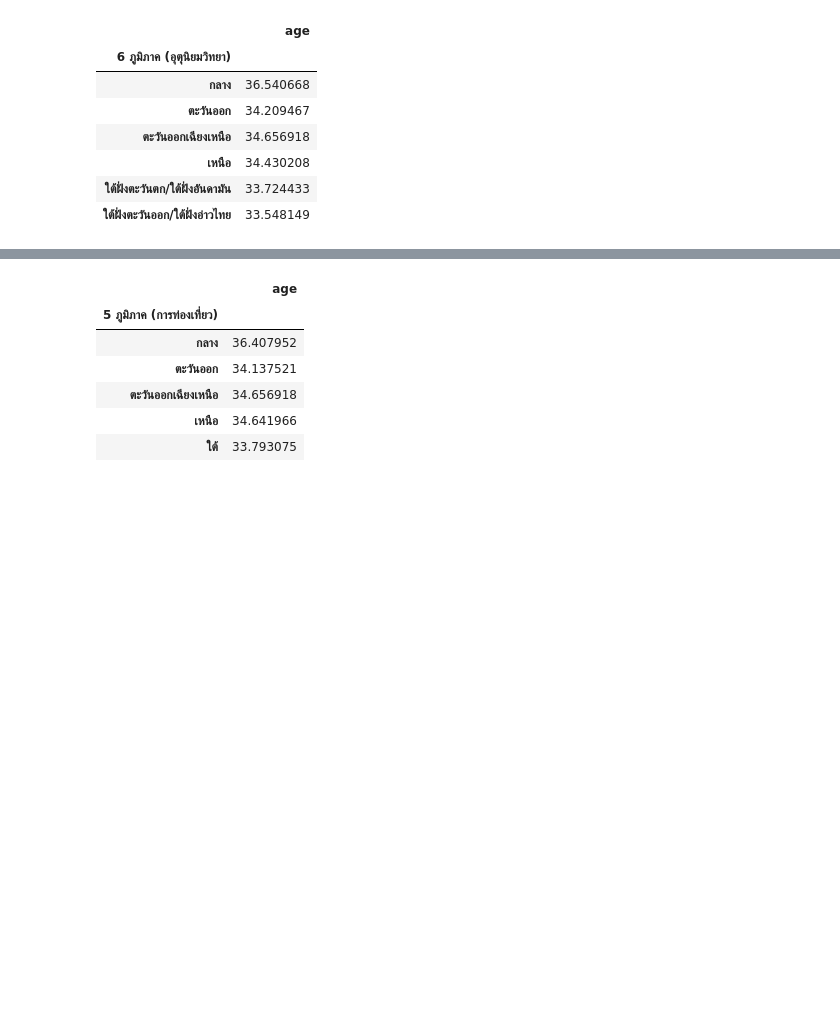
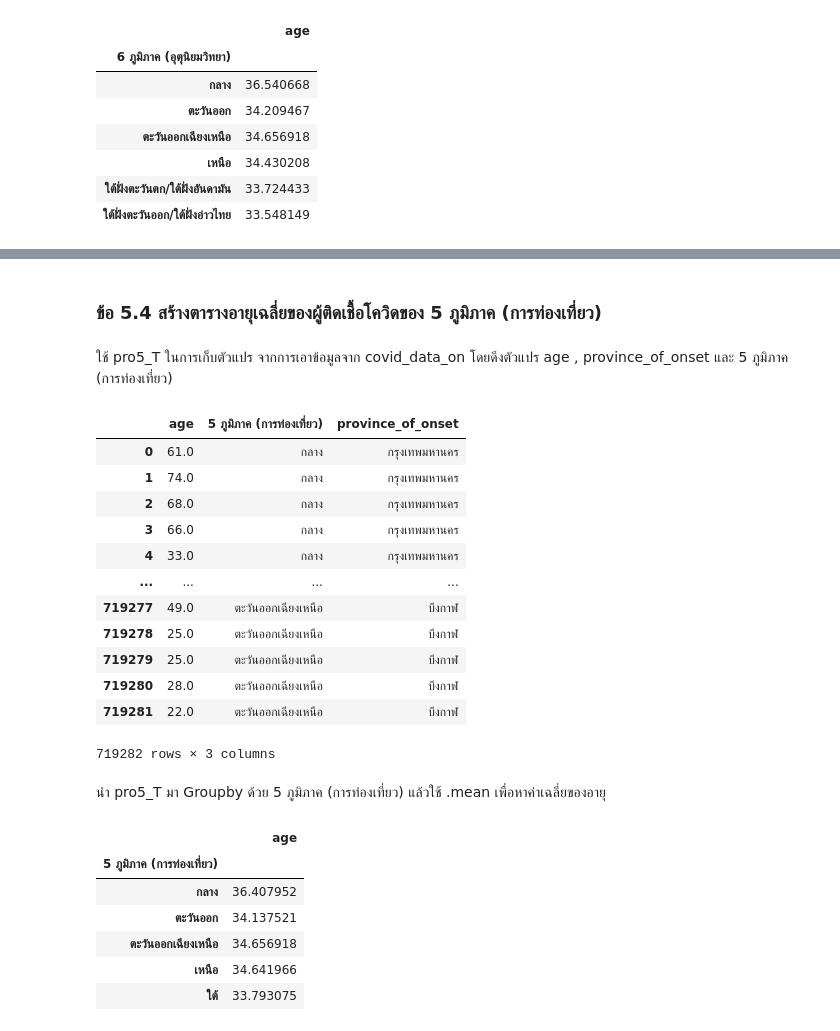
Before and after one commit to 6230204513/data_viz_2022, a Jupyter notebook: BasicPython&DataViz_midterm2022.ipynb, the cells around one changed output, grey strips where cells are left out. Drawn from its saved outputs; the diff is of its cells as text; code cells hidden in the pictures; blank space fills up the shorter version.

```diff
--- a/BasicPython&DataViz_midterm2022.ipynb
+++ b/BasicPython&DataViz_midterm2022.ipynb
@@ -864,5 +1313,26 @@ pro5_M_avg
+# %% [markdown]
+### ข้อ 5.4 สร้างตารางอายุเฉลี่ยของผู้ติดเชื้อโควิดของ 5 ภูมิภาค (การท่องเที่ยว)
+# %% [markdown]
+ใช้ pro5_T ในการเก็บตัวแปร จากการเอาข้อมูลจาก covid_data_on โดยดึงตัวแปร age , province_of_onset และ 5 ภูมิภาค (การท่องเที่ยว)
 # %%
 pro5_T = covid_data_on[['age','5 ภูมิภาค (การท่องเที่ยว)','province_of_onset']]
+pro5_T
+# %% [output]
+|  | age | 5 ภูมิภาค (การท่องเที่ยว) | province_of_onset |
+| 0 | 61.0 | กลาง | กรุงเทพมหานคร |
+| 1 | 74.0 | กลาง | กรุงเทพมหานคร |
+| 2 | 68.0 | กลาง | กรุงเทพมหานคร |
+| 3 | 66.0 | กลาง | กรุงเทพมหานคร |
+| 4 | 33.0 | กลาง | กรุงเทพมหานคร |
+| ... | ... | ... | ... |
+| 719277 | 49.0 | ตะวันออกเฉียงเหนือ | บึงกาฬ |
+| 719278 | 25.0 | ตะวันออกเฉียงเหนือ | บึงกาฬ |
+| 719279 | 25.0 | ตะวันออกเฉียงเหนือ | บึงกาฬ |
+| 719280 | 28.0 | ตะวันออกเฉียงเหนือ | บึงกาฬ |
+| 719281 | 22.0 | ตะวันออกเฉียงเหนือ | บึงกาฬ |
+719282 rows × 3 columns
+# %% [markdown]
+นำ pro5_T มา Groupby ด้วย 5 ภูมิภาค (การท่องเที่ยว) แล้วใช้ .mean เพื่อหาค่าเฉลี่ยของอายุ
 # %%
 pro5_T_avg = pro5_T.groupby(['5 ภูมิภาค (การท่องเที่ยว)']).mean()
 pro5_T_avg
```
Also changed, not shown: parts of 213 cells of this notebook.
